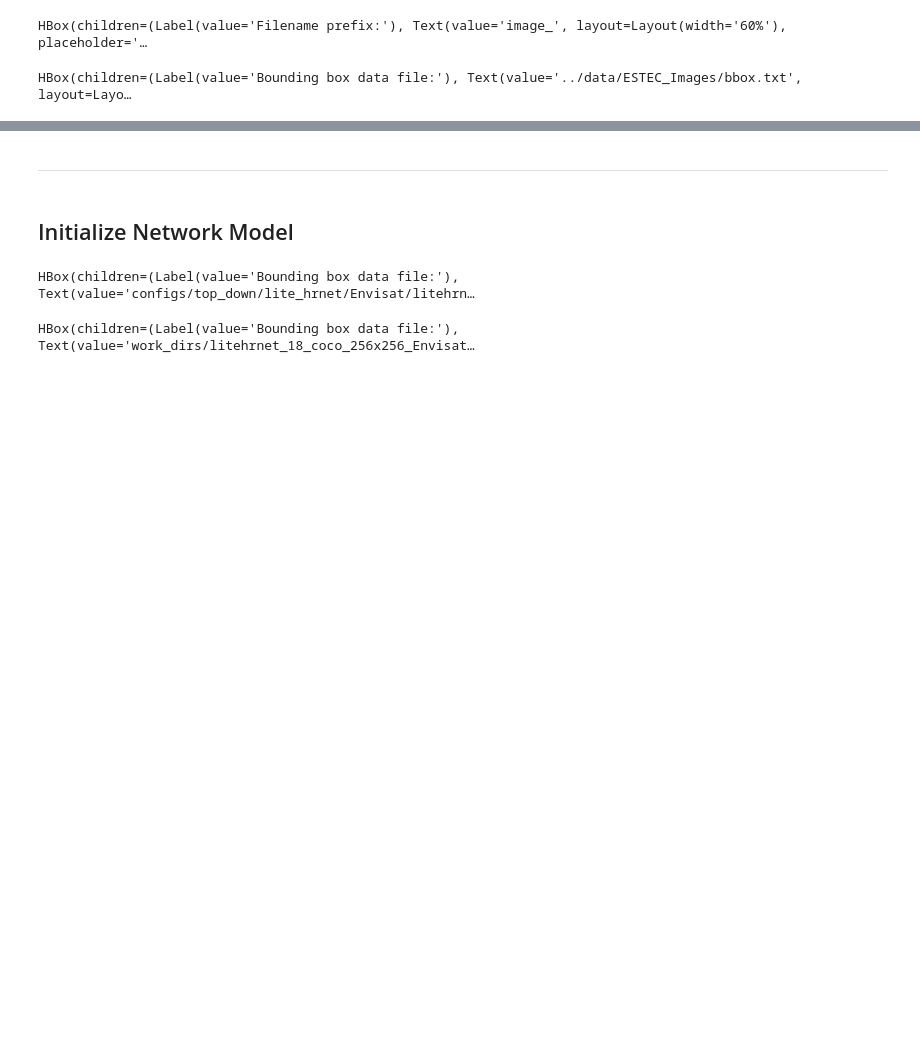
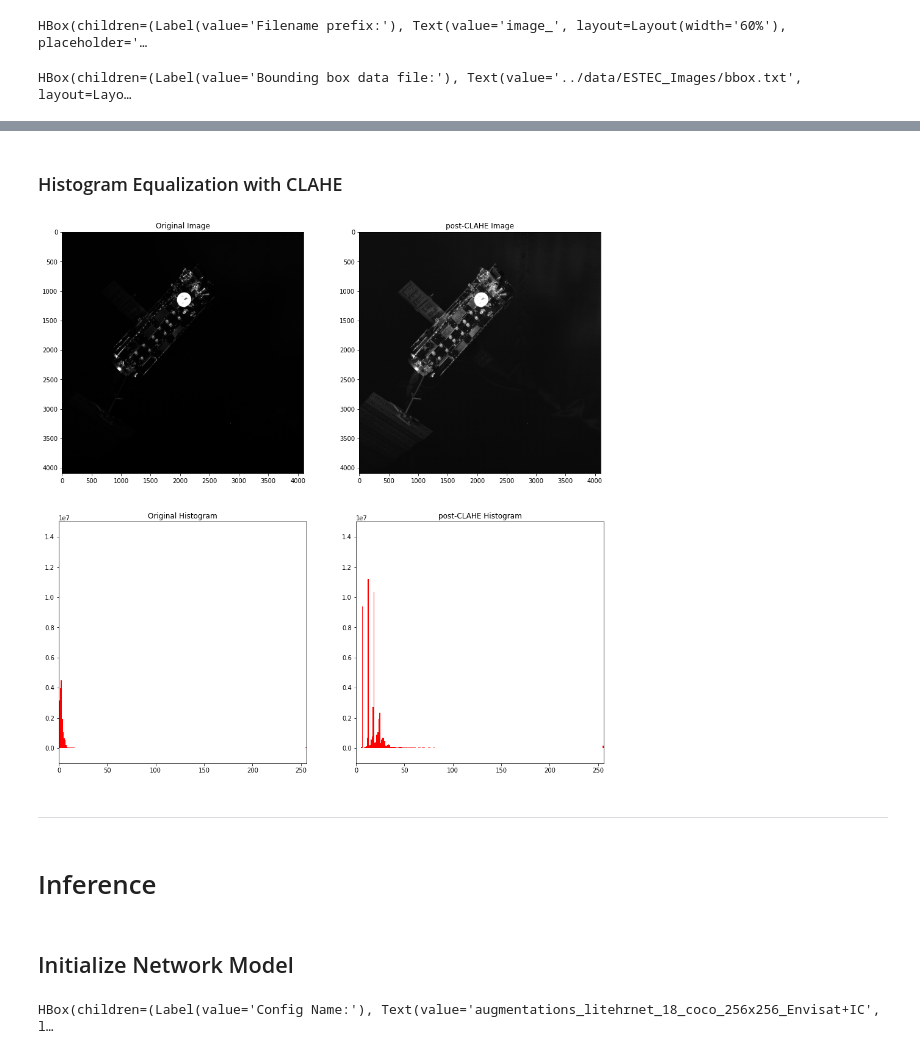
Before and after one commit to femalegeekinsv/Lite-HRNet, a Jupyter notebook: inference.ipynb, the cells around one changed output, grey strips where cells are left out. Cells and saved outputs as stored; diff of their text form; code cells hidden in the pictures; blank space fills up the shorter version.

```diff
--- a/inference.ipynb
+++ b/inference.ipynb
@@ -52,7 +55,7 @@ VALID_IMG_TYPES = ['jpg','jpeg', 'png']
 
 
 txt_input_img = widgets.Text(
-    value= "../data/ESTEC_Images/image_95.png",
+    value= "../data/ESTEC_Images/image_45.png",
     placeholder="Input image path",
     layout= Layout(width='60%')
     )
@@ -168,27 +171,68 @@ button.on_click(load_image_gt)
 [interactive output not drawn]
 [interactive output not drawn]
 [interactive output not drawn]
+# %% [markdown]
+### Histogram Equalization with CLAHE
+# %%
+orig_img = cv2.imread(img_path)
+np_img = cv2.cvtColor(orig_img, cv2.COLOR_RGB2GRAY)
+
+clahe = cv2.createCLAHE(clipLimit=5,tileGridSize=(10,10))
+
+equalized_clahe= clahe.apply(np_img)
+equalized_clahe = cv2.cvtColor(equalized_clahe,cv2.COLOR_GRAY2RGB)
+
+fig_hist = plt.figure(figsize=(16,16))
+
+#Original Image
+ax221 = plt.subplot(221)
+ax221.title.set_text('Original Image')
+plt.imshow(orig_img)
+
+#CLAHE boosted Image
+ax222 = plt.subplot(222)
+ax222.title.set_text('post-CLAHE Image')
+plt.imshow(equalized_clahe)
+
+
+#Original Histogram
+ax223 =plt.subplot(223)
+ax223.title.set_text("Original Histogram")
+plt.hist(np_img.flatten(),256,[0,256], color = 'r')
+plt.xlim([0,256])
+plt.ylim([-1e6, 1.5e7])
+
+#Histogram after CLAHE
+ax224 =plt.subplot(224)
+ax224.title.set_text("post-CLAHE Histogram")
+plt.hist(equalized_clahe.flatten(),256,[0,256], color = 'r')
+plt.xlim([0,256])
+plt.ylim([-1e6, 1.5e7])
+
+
+plt.show()
+
+
+
+
+
+inputs['image'] = equalized_clahe
+#inputs['image'] = orig_img
+# %% [output]
+[figure, added]
 # %% [markdown]
 -------------------
+# %% [markdown]
+# Inference
 # %% [markdown]
 ## Initialize Network Model
 # %%
 txt_config = widgets.Text(
-    value= "configs/top_down/lite_hrnet/Envisat/litehrnet_18_coco_256x256_Envisat+IC.py",
+    value= "augmentations_litehrnet_18_coco_256x256_Envisat+IC",
     placeholder="Config",
     layout= Layout(width='90%')
     )
 
-HBox([Label('Bounding box data file:'),txt_config])
+HBox([Label('Config Name:'),txt_config])
 # %% [output]
-HBox(children=(Label(value='Bounding box data file:'), Text(value='configs/top_down/lite_hrnet/Envisat/litehrn…
+HBox(children=(Label(value='Config Name:'), Text(value='augmentations_litehrnet_18_coco_256x256_Envisat+IC', l…
-# %%
-
-txt_ckpt = widgets.Text(
-    value= "work_dirs/litehrnet_18_coco_256x256_Envisat+IC/best/best.pth",
-    placeholder="Config",
-    layout= Layout(width='90%')
-    )
-HBox([Label('Bounding box data file:'),txt_ckpt])
-# %% [output]
-HBox(children=(Label(value='Bounding box data file:'), Text(value='work_dirs/litehrnet_18_coco_256x256_Envisat…
```
Also changed, not shown: parts of 18 cells of this notebook, 2 other files.
